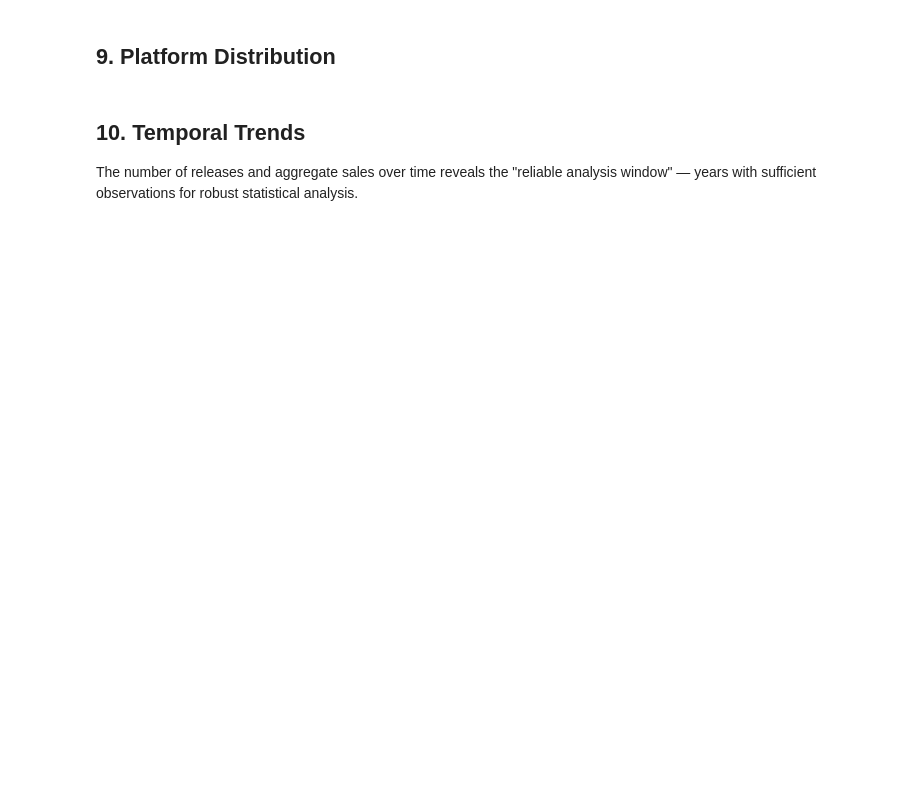
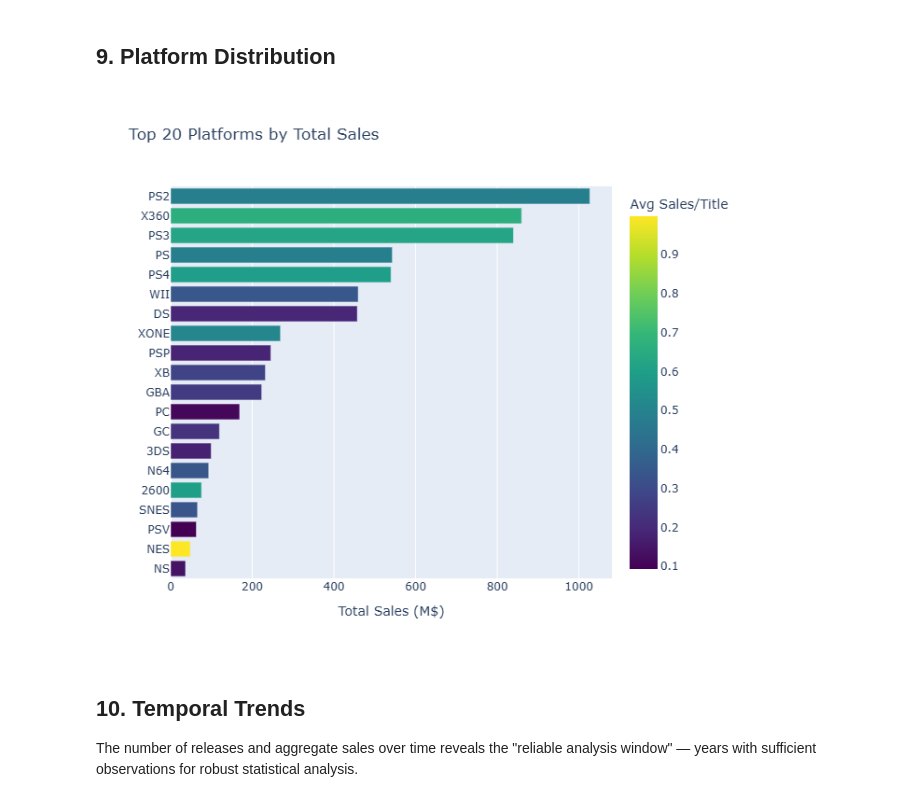
Before and after one commit to MayankAgrawal099/Game_Launch_Intelligence, a Jupyter notebook: Python_Analysis/notebooks/01_cleaning_and_eda.ipynb, the cells around one changed output. Saved outputs shown, nothing was run; the diff lists cells and outputs as text; code cells hidden in the pictures; blank space fills up the shorter version.

```diff
--- a/Python_Analysis/notebooks/01_cleaning_and_eda.ipynb
+++ b/Python_Analysis/notebooks/01_cleaning_and_eda.ipynb
@@ -353,27 +361,29 @@ fig.show()
 # %%
 platform_stats = (
     df.groupby('console')
     .agg(
         release_count=('title', 'count'),
         total_sales=('total_sales', 'sum'),
         avg_sales=('total_sales', 'mean'),
         median_sales=('total_sales', 'median')
     )
     .sort_values('total_sales', ascending=False)
     .reset_index()
 )
 
 fig = px.bar(
     platform_stats.head(20), x='total_sales', y='console',
     orientation='h', color='avg_sales',
     color_continuous_scale='Viridis',
     hover_data=['release_count', 'median_sales'],
     labels={'total_sales': 'Total Sales (M$)', 'console': '', 'avg_sales': 'Avg Sales/Title'},
     title='Top 20 Platforms by Total Sales'
 )
 fig.update_layout(yaxis={'categoryorder': 'total ascending'}, height=600)
-fig.write_html(f'{FIGURES_DIR}/platform_distribution.html')
+fig.write_image(f'{FIGURES_DIR}/`platform_distribution.png', scale=2)
 fig.show()
+# %% [output]
+[figure, added]
 # %% [markdown]
 ## 10. Temporal Trends
 
```
Also changed, not shown: parts of 10 cells of this notebook, 54 other files.
